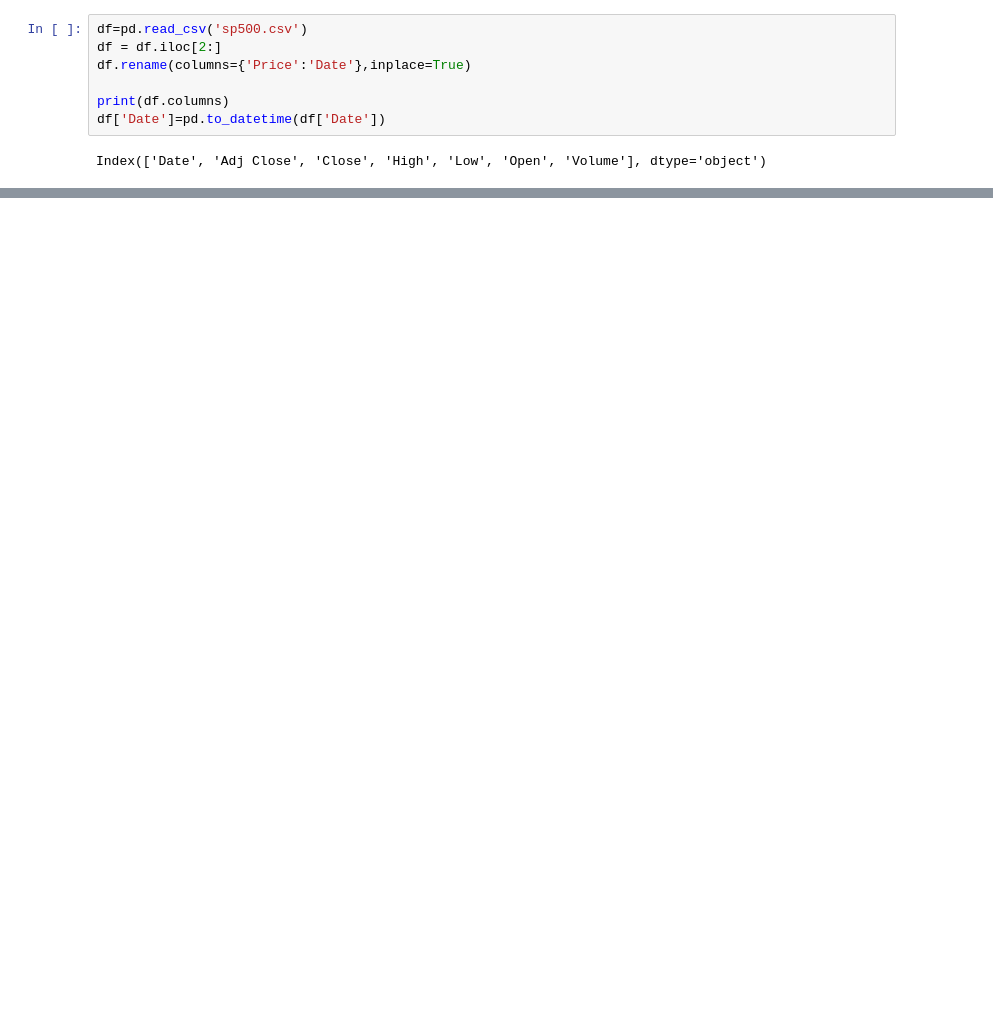
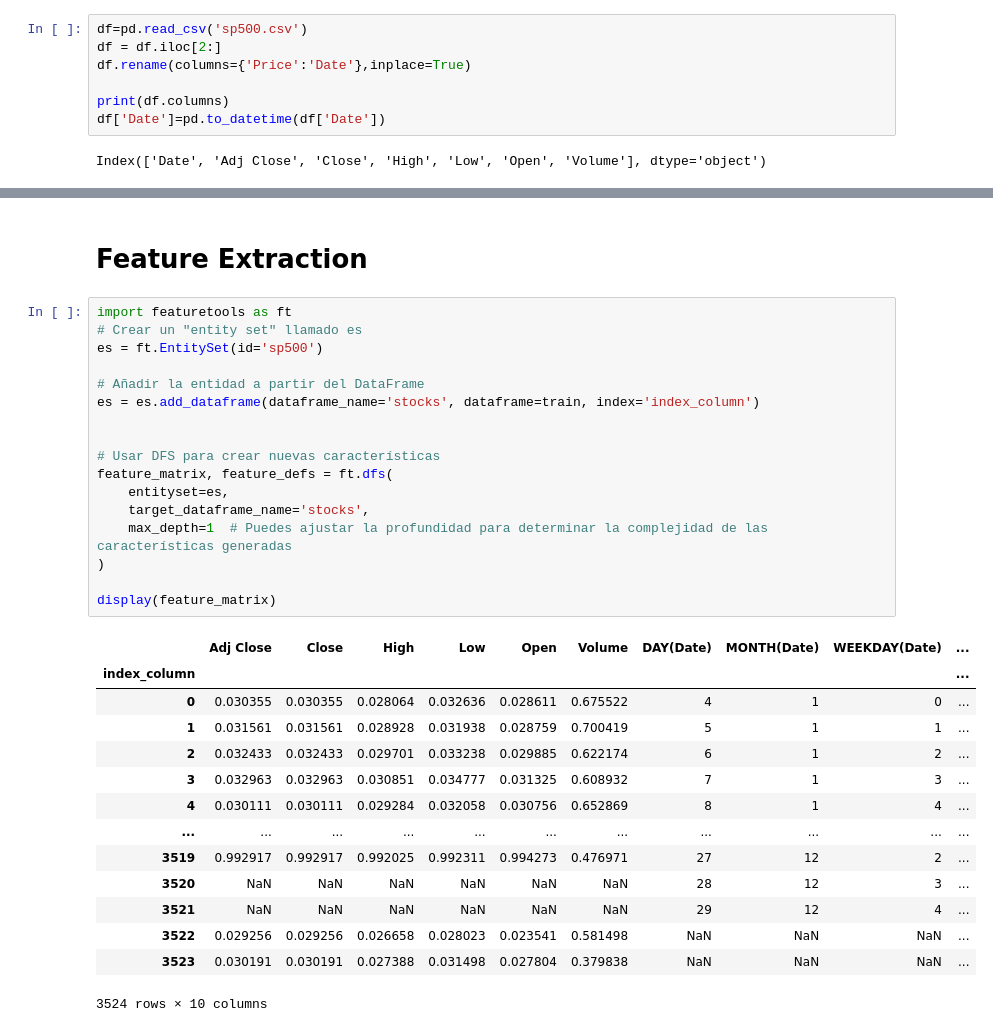
Before and after one commit to alfredofdlv/Proyect2_LABIACD, a Jupyter notebook: Notebook.ipynb, the cells around one changed output, grey strips where cells are left out. Saved outputs shown, nothing was run; the diff lists cells and outputs as text; blank space fills up the shorter version.

```diff
--- a/Notebook.ipynb
+++ b/Notebook.ipynb
@@ -121,0 +413,34 @@ Index(['Adj Close', 'Close', 'High', 'Low', 'Open', 'Volume'], dtype='object')
+# %% [markdown]
+# Feature Extraction
+# %%
+import featuretools as ft
+# Crear un "entity set" llamado es
+es = ft.EntitySet(id='sp500')
+
+# Añadir la entidad a partir del DataFrame
+es = es.add_dataframe(dataframe_name='stocks', dataframe=train, index='index_column')
+
+
+# Usar DFS para crear nuevas características
+feature_matrix, feature_defs = ft.dfs(
+    entityset=es,
+    target_dataframe_name='stocks',
+    max_depth=1  # Puedes ajustar la profundidad para determinar la complejidad de las características generadas
+)
+
+display(feature_matrix)
+# %% [output]
+|  | Adj Close | Close | High | Low | Open | Volume | DAY(Date) | MONTH(Date) | WEEKDAY(Date) | ... |
+| index_column |  |  |  |  |  |  |  |  |  | ... |
+| 0 | 0.030355 | 0.030355 | 0.028064 | 0.032636 | 0.028611 | 0.675522 | 4 | 1 | 0 | ... |
+| 1 | 0.031561 | 0.031561 | 0.028928 | 0.031938 | 0.028759 | 0.700419 | 5 | 1 | 1 | ... |
+| 2 | 0.032433 | 0.032433 | 0.029701 | 0.033238 | 0.029885 | 0.622174 | 6 | 1 | 2 | ... |
+| 3 | 0.032963 | 0.032963 | 0.030851 | 0.034777 | 0.031325 | 0.608932 | 7 | 1 | 3 | ... |
+| 4 | 0.030111 | 0.030111 | 0.029284 | 0.032058 | 0.030756 | 0.652869 | 8 | 1 | 4 | ... |
+| ... | ... | ... | ... | ... | ... | ... | ... | ... | ... | ... |
+| 3519 | 0.992917 | 0.992917 | 0.992025 | 0.992311 | 0.994273 | 0.476971 | 27 | 12 | 2 | ... |
+| 3520 | NaN | NaN | NaN | NaN | NaN | NaN | 28 | 12 | 3 | ... |
+| 3521 | NaN | NaN | NaN | NaN | NaN | NaN | 29 | 12 | 4 | ... |
+| 3522 | 0.029256 | 0.029256 | 0.026658 | 0.028023 | 0.023541 | 0.581498 | NaN | NaN | NaN | ... |
+| 3523 | 0.030191 | 0.030191 | 0.027388 | 0.031498 | 0.027804 | 0.379838 | NaN | NaN | NaN | ... |
+3524 rows × 10 columns
```
Also changed, not shown: parts of 13 cells of this notebook.
